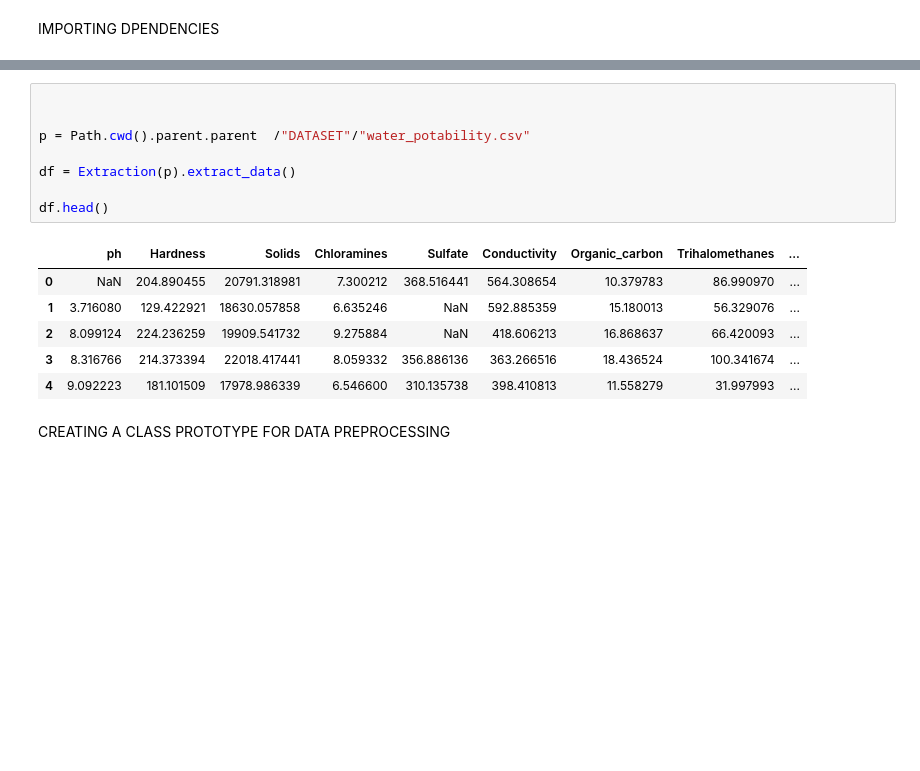
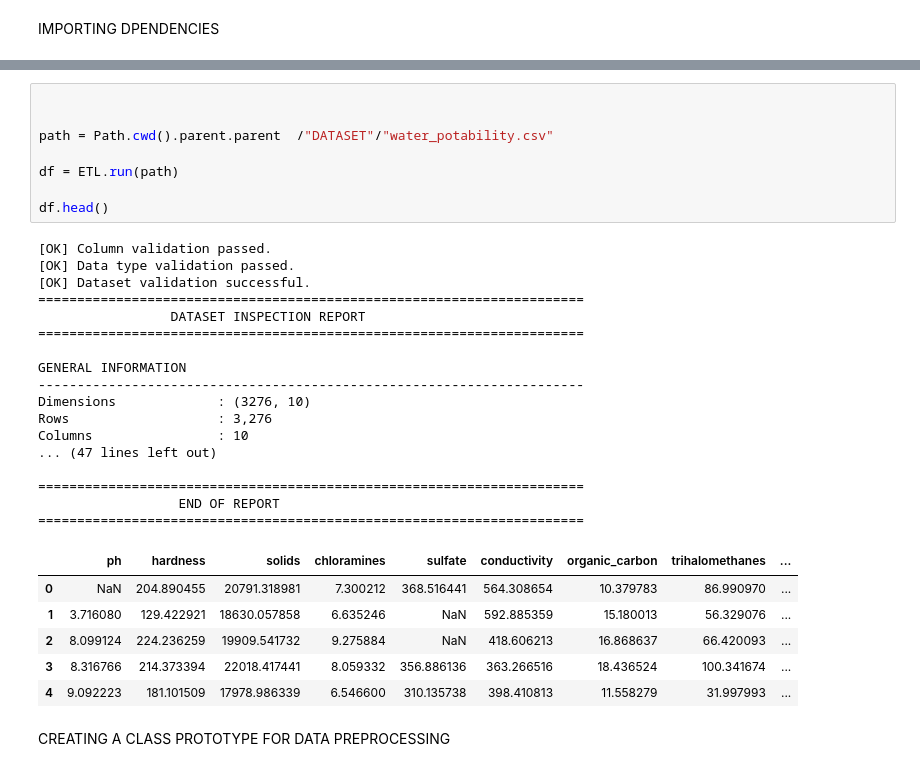
Before and after one commit to mehdiigouch/WATER-POTABILITY-USING-ML-PROJECT_V2, a Jupyter notebook: ML_MODEL/MODELS.ipynb, the cells around one changed output, grey strips where cells are left out. Drawn from its saved outputs; the diff is of its cells as text; blank space fills up the shorter version.

```diff
--- a/ML_MODEL/MODELS.ipynb
+++ b/ML_MODEL/MODELS.ipynb
@@ -52,13 +70,30 @@ from sklearn.impute import SimpleImputer
 # %%
 
 
-p = Path.cwd().parent.parent  /"DATASET"/"water_potability.csv"
+path = Path.cwd().parent.parent  /"DATASET"/"water_potability.csv"
 
-df = Extraction(p).extract_data()
+df = ETL.run(path)
 
 df.head()
 # %% [output]
+[OK] Column validation passed.
+[OK] Data type validation passed.
+[OK] Dataset validation successful.
+======================================================================
+                 DATASET INSPECTION REPORT
+======================================================================
+
+GENERAL INFORMATION
+----------------------------------------------------------------------
+Dimensions             : (3276, 10)
+Rows                   : 3,276
+Columns                : 10
+... (47 lines left out)
+
+======================================================================
+                  END OF REPORT
+======================================================================
-|  | ph | Hardness | Solids | Chloramines | Sulfate | Conductivity | Organic_carbon | Trihalomethanes | ... |
+|  | ph | hardness | solids | chloramines | sulfate | conductivity | organic_carbon | trihalomethanes | ... |
 | 0 | NaN | 204.890455 | 20791.318981 | 7.300212 | 368.516441 | 564.308654 | 10.379783 | 86.990970 | ... |
 | 1 | 3.716080 | 129.422921 | 18630.057858 | 6.635246 | NaN | 592.885359 | 15.180013 | 56.329076 | ... |
 | 2 | 8.099124 | 224.236259 | 19909.541732 | 9.275884 | NaN | 418.606213 | 16.868637 | 66.420093 | ... |
```
Also changed, not shown: parts of 6 cells of this notebook.
